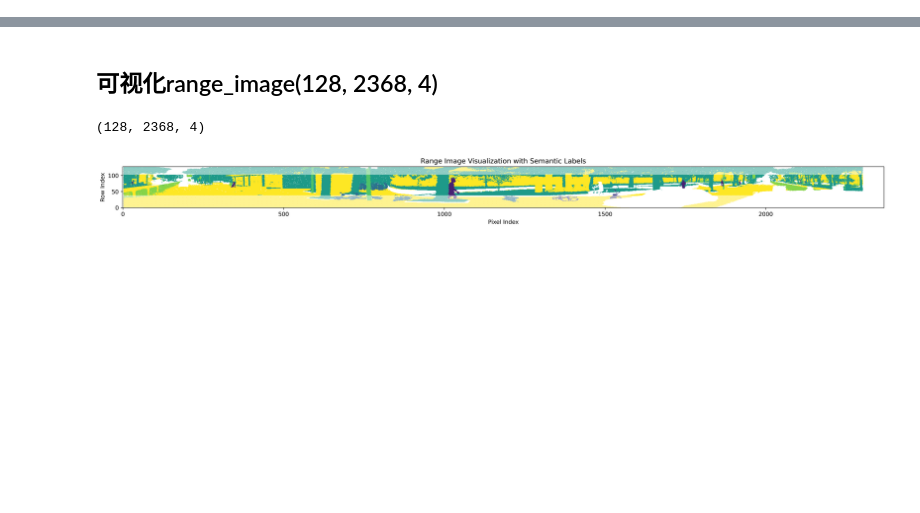
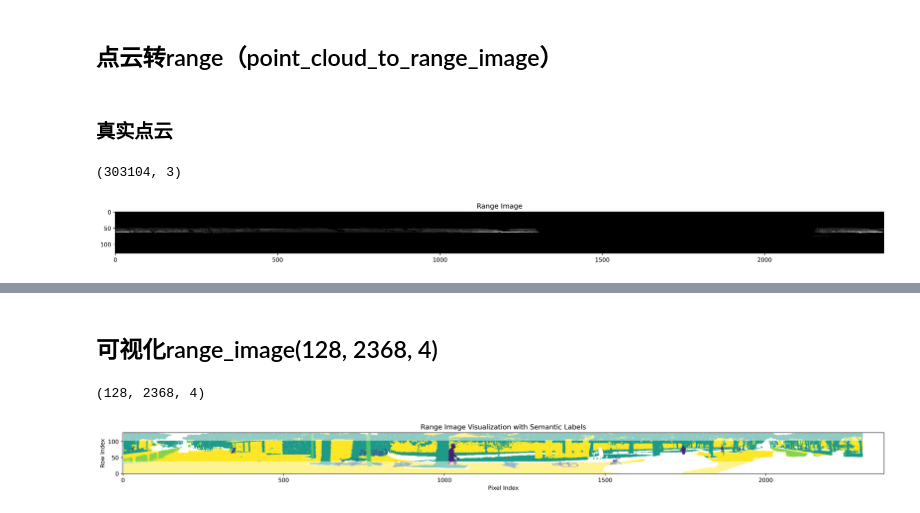
Before and after one commit to HuangCongQing/python-libraries, a Jupyter notebook: 03Matplotlib/应用/09vis_range_image.ipynb, the cells around one changed output, grey strips where cells are left out. Drawn from its saved outputs; the diff is of its cells as text; code cells hidden in the pictures; blank space fills up the shorter version.

Commit message:
feat: point_cloud_to_range_image

```diff
--- a/03Matplotlib/应用/09vis_range_image.ipynb
+++ b/03Matplotlib/应用/09vis_range_image.ipynb
@@ -0,0 +1,47 @@
+# %% [markdown]
+## 点云转range（point_cloud_to_range_image）
+# %% [markdown]
+### 真实点云
+# %%
+import numpy as np
+import matplotlib.pyplot as plt
+
+def point_cloud_to_range_image(points, width, height):
+    range_image = np.zeros((height, width))
+
+    for point in points:
+        x, y, z = point
+        r = np.sqrt(x**2 + y**2 + z**2)
+        theta = np.arctan2(y, x)
+        phi = np.arccos(z / (r + 1e-6))
+
+        # 将弧度转换为像素坐标
+        u = int((theta + np.pi) / (2 * np.pi) * width)
+        v = int((phi) / np.pi * height)
+
+        if u >= 0 and u < width and v >= 0 and v < height:
+            range_image[v, u] = r  # 用距离填充像素值
+
+    return range_image
+
+# 示例点云数据
+range_image = np.load("./points.npy")  # 示例数据
+range_image = range_image[::-1, :, :]
+points = range_image.reshape(-1, 4)[:, :-1]
+print(points.shape)
+# points = np.array([[1, 2, 0.5], [2, 3, 1], [1, 1, 0.2]])
+
+# 转换为 Range Image
+width, height = 2368, 128
+range_image = point_cloud_to_range_image(points, width, height)
+
+# 显示 Range Image
+plt.figure(figsize=(24, 16), dpi=500)
+plt.imshow(range_image, cmap='gray')
+# plt.imshow(range_image, cmap='Blues')
+# plt.colorbar()
+plt.title('Range Image')
+plt.show()
+# %% [output]
+(303104, 3)
+[figure, added]
```
Also changed, not shown: parts of 2 cells of this notebook.
